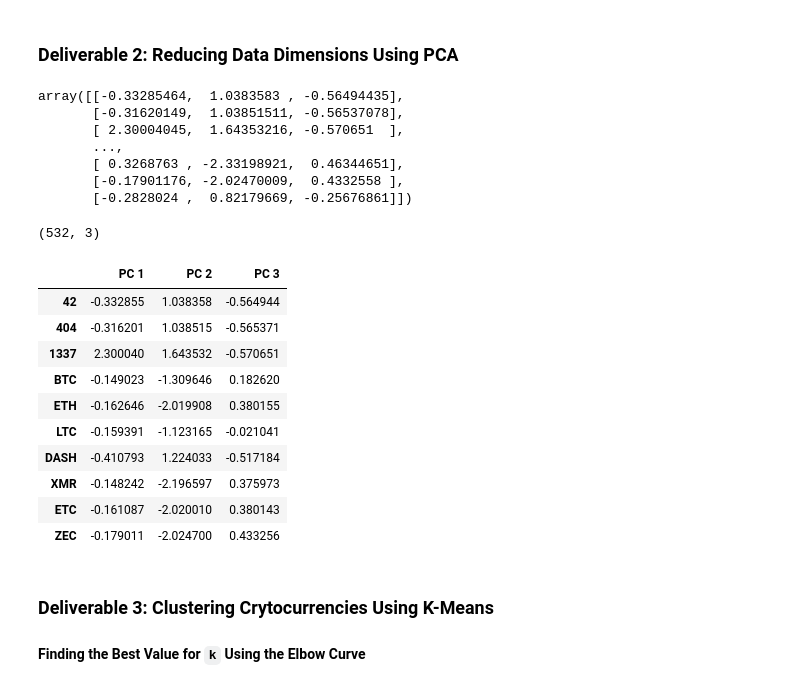
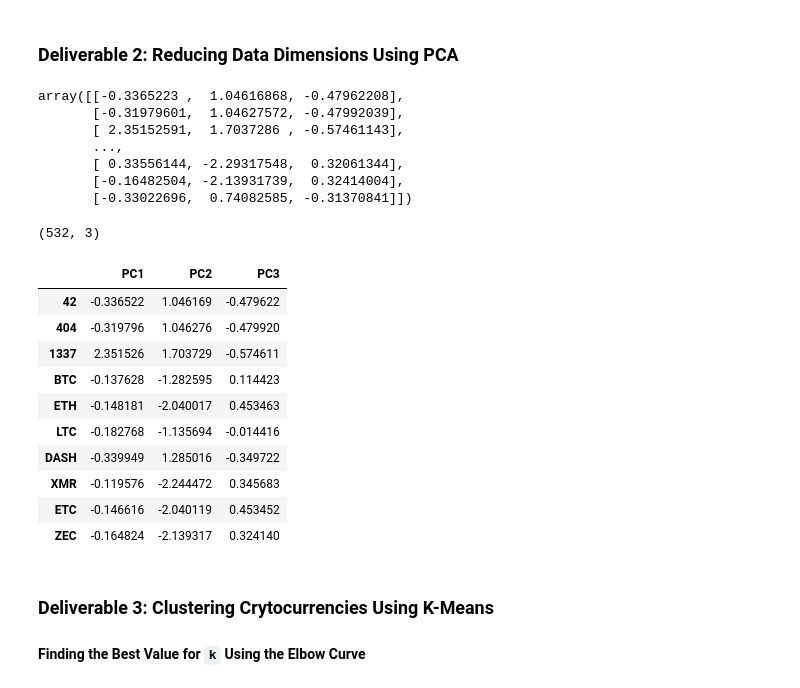
Before and after one commit to tannazmo/Cryptocurrencies, a Jupyter notebook: crypto_clustering.ipynb, the cells around one changed output. Cells and saved outputs as stored; diff of their text form; code cells hidden in the pictures.

```diff
--- a/crypto_clustering.ipynb
+++ b/crypto_clustering.ipynb
@@ -208,30 +208,37 @@ array([[-0.11710817, -0.1528703 , -0.0433963 , -0.0433963 , -0.0433963 ,
 # %%
 # Using PCA to reduce dimension to three principal components.
 # YOUR CODE HERE
+pca = PCA(n_components=3)
+X_pca = pca.fit_transform(X_scaled)
+X_pca
 # %% [output]
-array([[-0.33285464,  1.0383583 , -0.56494435],
-       [-0.31620149,  1.03851511, -0.56537078],
-       [ 2.30004045,  1.64353216, -0.570651  ],
+array([[-0.3365223 ,  1.04616868, -0.47962208],
+       [-0.31979601,  1.04627572, -0.47992039],
+       [ 2.35152591,  1.7037286 , -0.57461143],
        ...,
-       [ 0.3268763 , -2.33198921,  0.46344651],
-       [-0.17901176, -2.02470009,  0.4332558 ],
-       [-0.2828024 ,  0.82179669, -0.25676861]])
+       [ 0.33556144, -2.29317548,  0.32061344],
+       [-0.16482504, -2.13931739,  0.32414004],
+       [-0.33022696,  0.74082585, -0.31370841]])
 # %%
 # Create a DataFrame with the three principal components.
 # YOUR CODE HERE
+pcs_df= pd.DataFrame(data=X_pca,columns=['PC1', 'PC2', 'PC3'])
+pcs_df = pcs_df.set_index(X.index)
+print(pcs_df.shape)
+pcs_df.head(10)
 # %% [output]
 (532, 3)
-|  | PC 1 | PC 2 | PC 3 |
-| 42 | -0.332855 | 1.038358 | -0.564944 |
-| 404 | -0.316201 | 1.038515 | -0.565371 |
-| 1337 | 2.300040 | 1.643532 | -0.570651 |
-| BTC | -0.149023 | -1.309646 | 0.182620 |
-| ETH | -0.162646 | -2.019908 | 0.380155 |
-| LTC | -0.159391 | -1.123165 | -0.021041 |
-| DASH | -0.410793 | 1.224033 | -0.517184 |
-| XMR | -0.148242 | -2.196597 | 0.375973 |
-| ETC | -0.161087 | -2.020010 | 0.380143 |
-| ZEC | -0.179011 | -2.024700 | 0.433256 |
+|  | PC1 | PC2 | PC3 |
+| 42 | -0.336522 | 1.046169 | -0.479622 |
+| 404 | -0.319796 | 1.046276 | -0.479920 |
+| 1337 | 2.351526 | 1.703729 | -0.574611 |
+| BTC | -0.137628 | -1.282595 | 0.114423 |
+| ETH | -0.148181 | -2.040017 | 0.453463 |
+| LTC | -0.182768 | -1.135694 | -0.014416 |
+| DASH | -0.339949 | 1.285016 | -0.349722 |
+| XMR | -0.119576 | -2.244472 | 0.345683 |
+| ETC | -0.146616 | -2.040119 | 0.453452 |
+| ZEC | -0.164824 | -2.139317 | 0.324140 |
 # %% [markdown]
 ### Deliverable 3: Clustering Crytocurrencies Using K-Means
 
```
